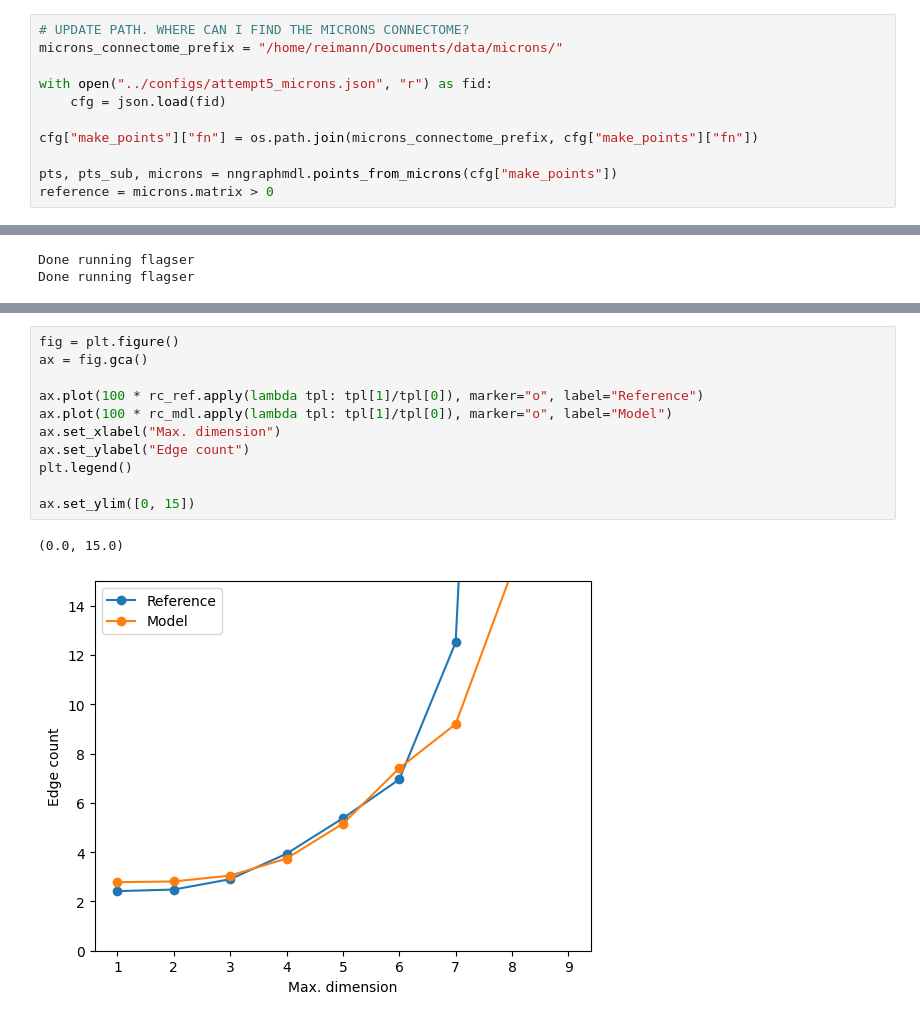
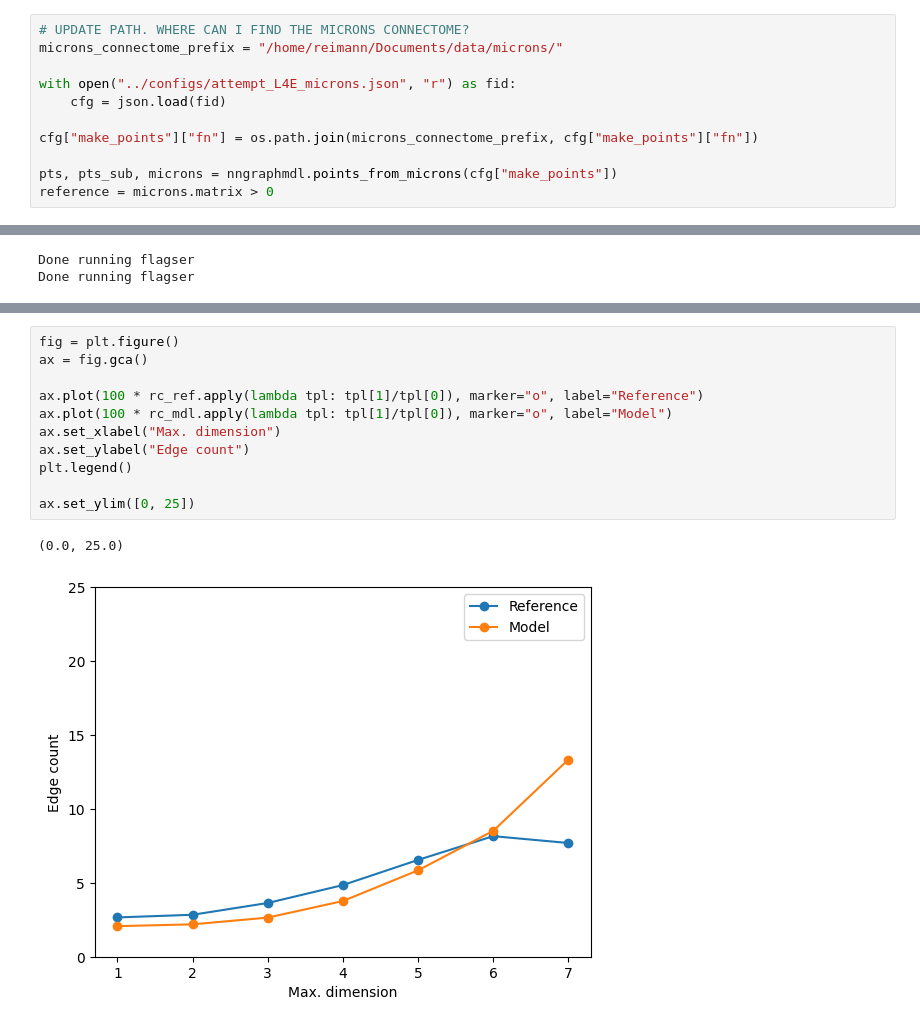
Before and after one commit to MWolfR/local_connectivity_model, a Jupyter notebook: src/Simplex wiring stochastic model final.ipynb, the cells around one changed output, grey strips where cells are left out. Drawn from its saved outputs; the diff is of its cells as text.

Commit message:
Added models for individual layers in microns

```diff
--- a/src/Simplex wiring stochastic model final.ipynb
+++ b/src/Simplex wiring stochastic model final.ipynb
@@ -23,7 +23,7 @@ This allows us to compare generated connectivity directly to microns.
 # UPDATE PATH. WHERE CAN I FIND THE MICRONS CONNECTOME?
 microns_connectome_prefix = "/home/reimann/Documents/data/microns/"
 
-with open("../configs/attempt5_microns.json", "r") as fid:
+with open("../configs/attempt_L4E_microns.json", "r") as fid:
     cfg = json.load(fid)
 
 cfg["make_points"]["fn"] = os.path.join(microns_connectome_prefix, cfg["make_points"]["fn"])
@@ -297,17 +313,17 @@ rc_mdl = smpl_list[1:].apply(connalysis.network.topology.count_rc_edges_k_skelet
 # %%
 fig = plt.figure()
 ax = fig.gca()
 
 ax.plot(100 * rc_ref.apply(lambda tpl: tpl[1]/tpl[0]), marker="o", label="Reference")
 ax.plot(100 * rc_mdl.apply(lambda tpl: tpl[1]/tpl[0]), marker="o", label="Model")
 ax.set_xlabel("Max. dimension")
 ax.set_ylabel("Edge count")
 plt.legend()
 
-ax.set_ylim([0, 15])
+ax.set_ylim([0, 25])
 # %% [output]
-(0.0, 15.0)
+(0.0, 25.0)
-[figure, old version]
+[figure, new version]
 # %%
 smpl_list = connalysis.network.topology.list_simplices_by_dimension(reference)
 rc_ref = smpl_list[1:].apply(connalysis.network.topology.count_rc_edges_k_skeleton, args=(len(pts), ), position="spine")
```
Also changed, not shown: parts of 13 cells of this notebook, 4 other files.
